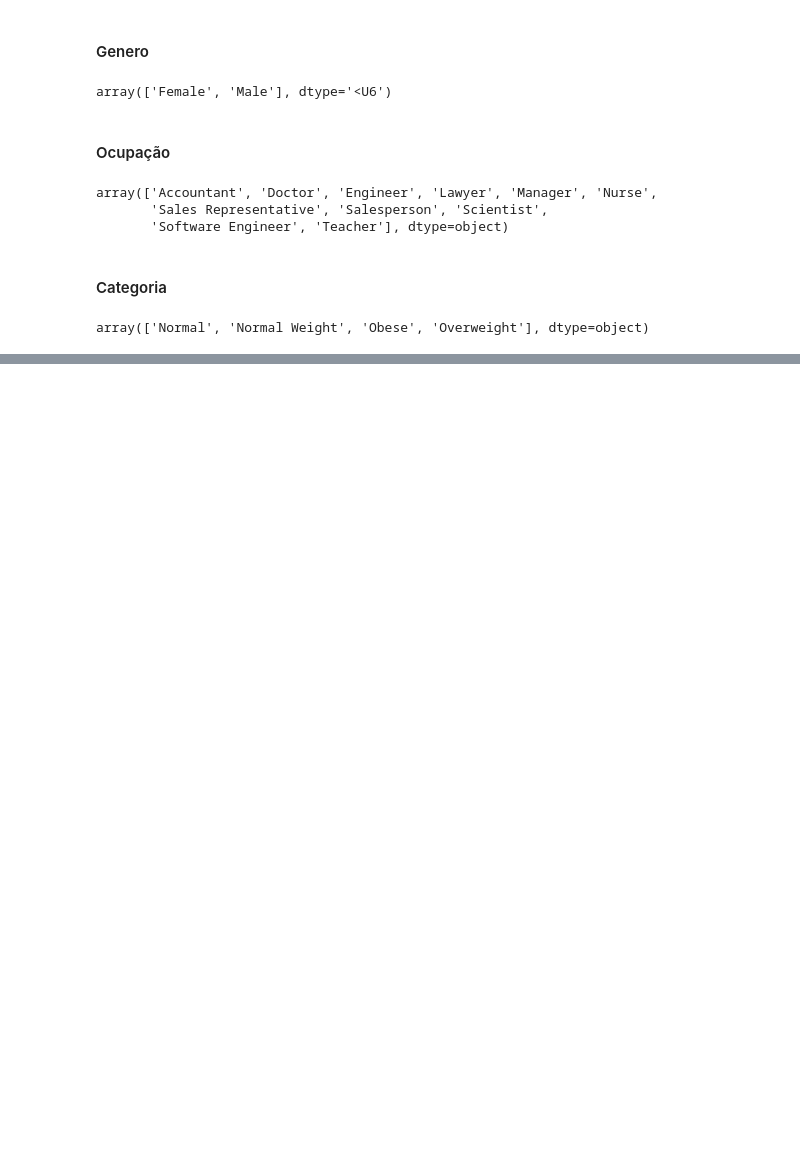
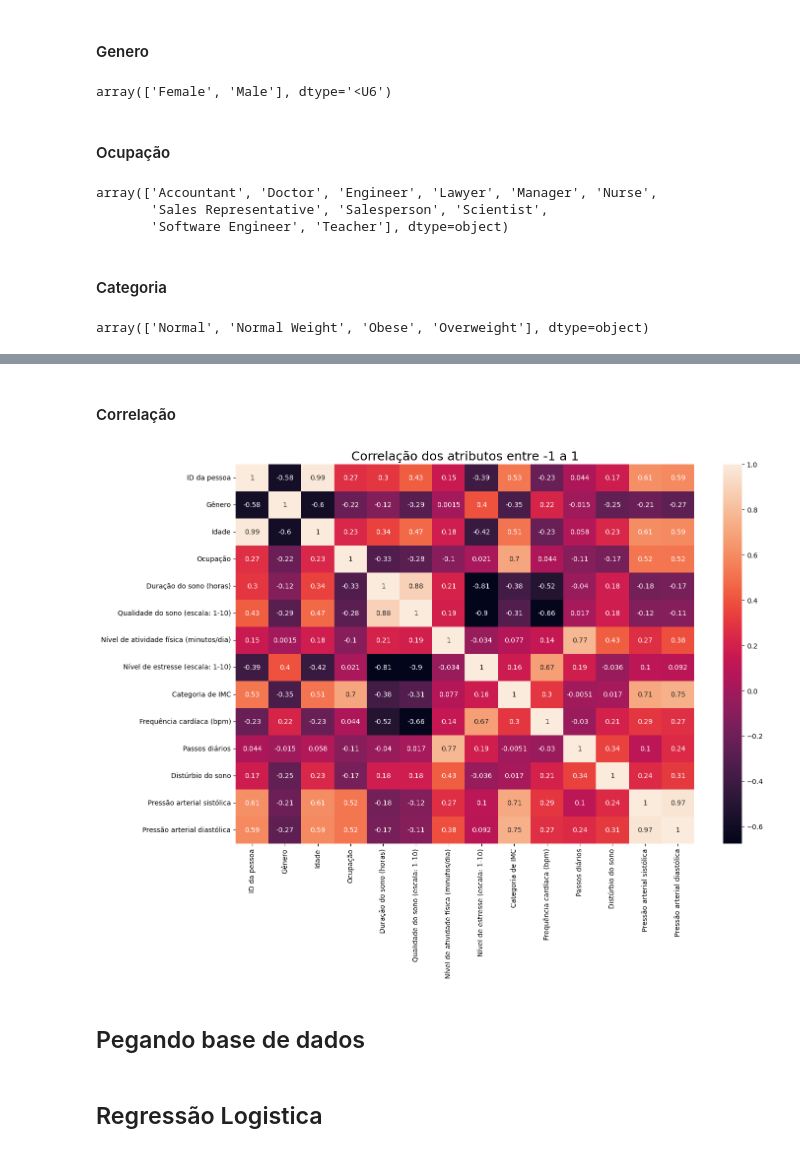
Before and after one commit to kaladabrio2020/Classfica-aoQualidadeDoSono, a Jupyter notebook: Analise.ipynb, the cells around one changed output, grey strips where cells are left out. Cells and saved outputs as stored; diff of their text form; code cells hidden in the pictures; blank space fills up the shorter version.

```diff
--- a/Analise.ipynb
+++ b/Analise.ipynb
@@ -248,0 +263,4 @@ array(['Normal', 'Normal Weight', 'Obese', 'Overweight'], dtype=object)
+# %%
+LabelEncoderDisturbios  = LabelEncoder()
+# %%
+dataset['Distúrbio do sono'] = LabelEncoderDisturbios.fit_transform(dataset['Distúrbio do sono'])
@@ -248,0 +282,11 @@ array(['Normal', 'Normal Weight', 'Obese', 'Overweight'], dtype=object)
+# %% [markdown]
+#### Correlação
+# %%
+plt.figure(figsize=(15,10))
+plt.title('Correlação dos atributos entre -1 a 1',size=18)
+sea.heatmap(dataset.corr(),annot=True,robust=True)
+plt.show()
+# %% [output]
+[figure, added]
+# %% [markdown]
+## Pegando base de dados
@@ -248,0 +298,2 @@ array(['Normal', 'Normal Weight', 'Obese', 'Overweight'], dtype=object)
+# %% [markdown]
+## Regressão Logistica
```
Also changed, not shown: parts of 29 cells of this notebook.
